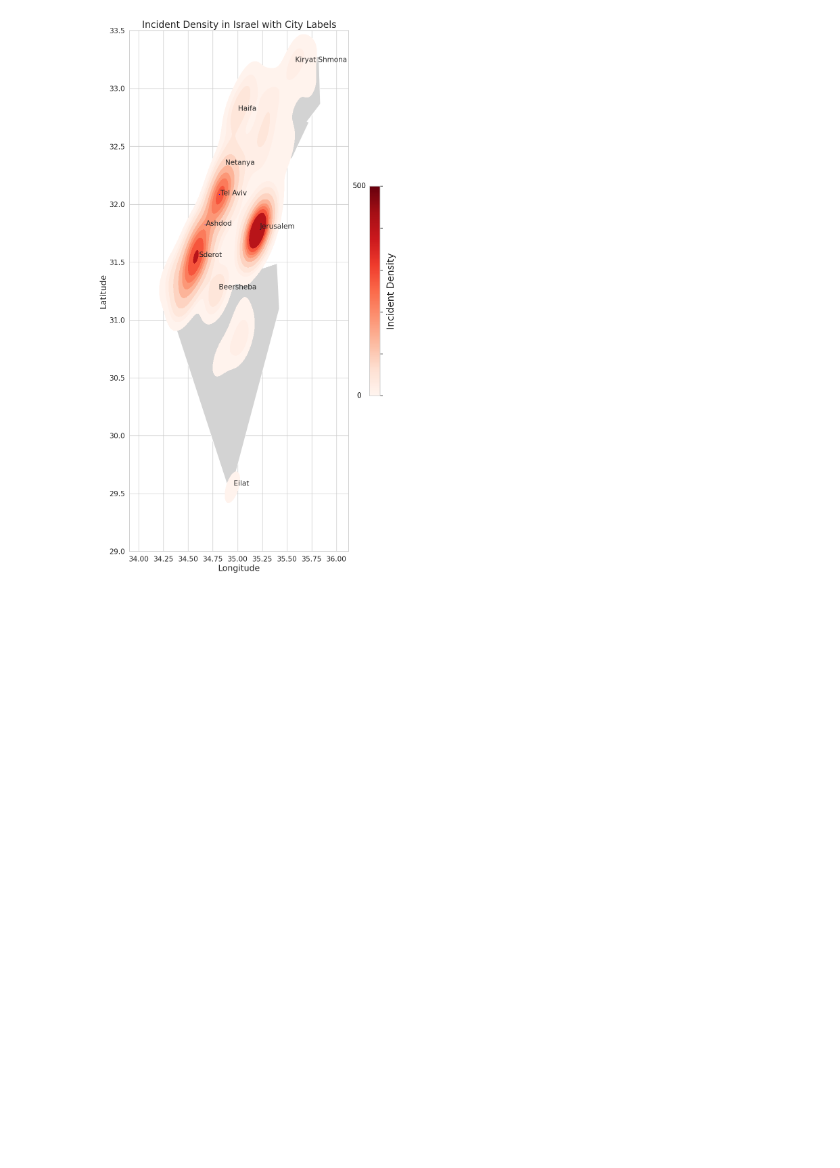
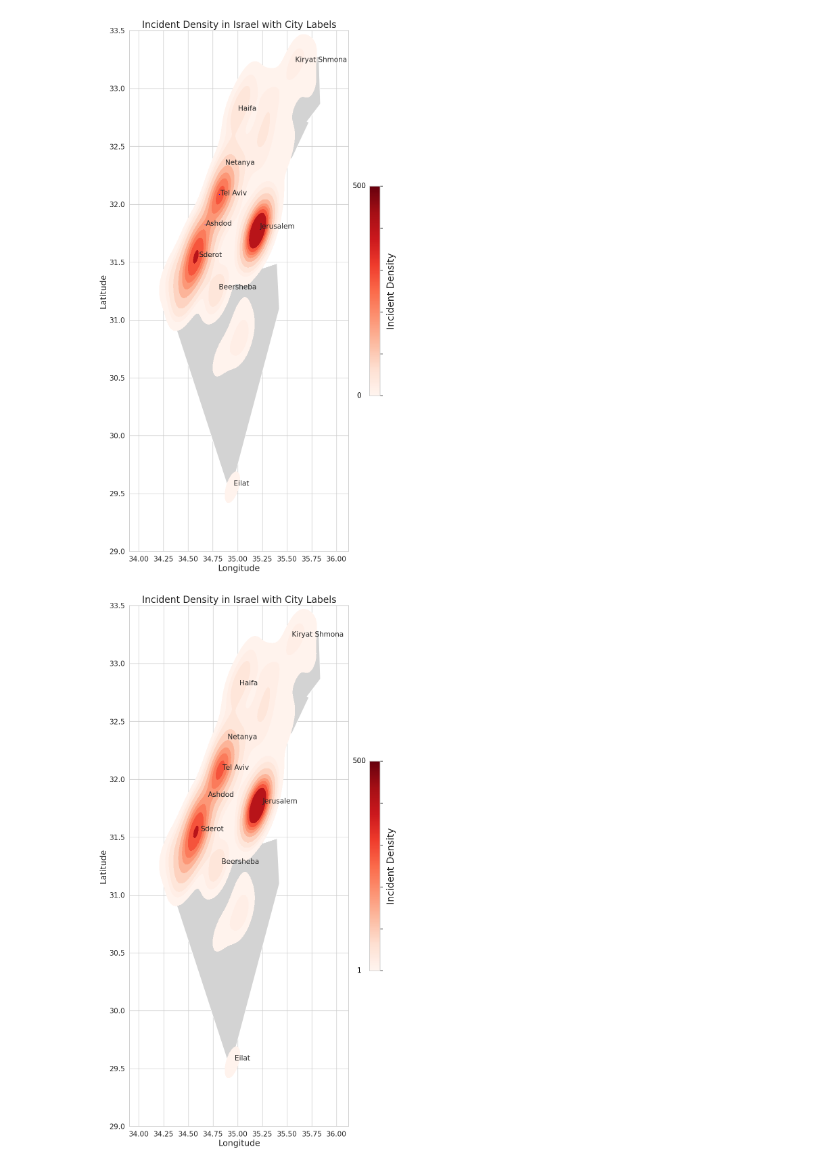
Before and after one commit to Yarin-Shohat/Terror-Attacks-Visualization, a Jupyter notebook: First Visualizations/עיצובים_חלופיים_מטלה_1.ipynb, the cells around one changed output. Saved outputs shown, nothing was run; the diff lists cells and outputs as text; code cells hidden in the pictures; blank space fills up the shorter version.

```diff
--- a/First Visualizations/עיצובים_חלופיים_מטלה_1.ipynb
+++ b/First Visualizations/עיצובים_חלופיים_מטלה_1.ipynb
@@ -406,3 +406,73 @@ plt.title("Incident Density in Israel with City Labels", fontsize=20) # Set titl
 plt.show()
 # %% [output]
 [figure]
+# %%
+import matplotlib.pyplot as plt
+import seaborn as sns
+import geopandas as gpd
+from adjustText import adjust_text
+import pandas as pd
+
+# Assuming Task1Data is a pandas DataFrame with 'city', 'latitude', and 'longitude' columns
+
+# Filter the data to remove rows with missing or invalid coordinates
+Task1Data = Task1Data.dropna(subset=['latitude', 'longitude'])
+
+# Specify the cities to label explicitly
+specific_cities = ['Tel Aviv', 'Jerusalem', 'Haifa','Ashdod', 'Sderot', 'Beersheba', 'Eilat','Netanya','Kiryat Shmona',]
+
+# Filter Task1Data for the specified cities
+cities_to_label = Task1Data[Task1Data['city'].isin(specific_cities)]
+
+# Create a GeoDataFrame from the filtered data
+gdf_cities = gpd.GeoDataFrame(
+    cities_to_label[['city', 'latitude', 'longitude']],
+    geometry=gpd.points_from_xy(cities_to_label['longitude'], cities_to_label['latitude']),
+    crs="EPSG:4326"  # Assuming your coordinates are in WGS84
+)
+
+# Filter out rows with empty geometries
+gdf_cities = gdf_cities[~gdf_cities['geometry'].is_empty]
+
+# Load the shapefile for world boundaries (adjust path as needed)
+world = gpd.read_file("/content/ne_110m_admin_0_countries.shp")
+
+# Filter for Israel only
+israel = world[world['NAME'] == "Israel"]  # Replace 'NAME' with the actual column name
+
+# Create the density plot with city labels
+fig, ax = plt.subplots(figsize=(20, 20))
+israel.plot(ax=ax, color='lightgrey')
+sns.kdeplot(data=Task1Data, x="longitude", y="latitude", cmap="Reds", fill=True, ax=ax)
+
+labeled_cities = set()  # Create a set to store labeled cities
+texts = []
+for i, row in gdf_cities.iterrows():
+    city_name = row['city']
+    if city_name not in labeled_cities:
+        texts.append(plt.text(row['geometry'].x, row['geometry'].y, row['city'], fontsize=15))
+        labeled_cities.add(city_name)  # Add labeled city to the set
+
+# Remove the blue arrows
+adjust_text(texts, arrowprops=None)
+
+# Add a color bar to explain the heat map
+sm = plt.cm.ScalarMappable(cmap="Reds")
+sm.set_array([])
+cbar = plt.colorbar(sm, ax=ax, orientation='vertical', fraction=0.02, pad=0.04)
+cbar.set_label('Incident Density', fontsize=20)
+cbar.ax.set_yticklabels([])  # Remove the numbers from the color bar
+
+# Set manual placement of the 1 and 500 labels
+cbar.ax.text(-1, 0, '1', ha='center', va='center', fontsize=15, color='black', transform=cbar.ax.transAxes)
+cbar.ax.text(-1, 1, '500', ha='center', va='center', fontsize=15, color='black', transform=cbar.ax.transAxes)
+
+ax.set_ylim(29, 33.5)
+ax.tick_params(axis='x', labelsize=15)  # Adjust the size as needed
+ax.tick_params(axis='y', labelsize=15)  # Adjust the size as needed
+plt.xlabel("Longitude", fontsize=18)
+plt.ylabel("Latitude", fontsize=18)
+plt.title("Incident Density in Israel with City Labels", fontsize=20) # Set title size
+plt.show()
+# %% [output]
+[figure, added]
```
Also changed, not shown: parts of 8 cells of this notebook.
